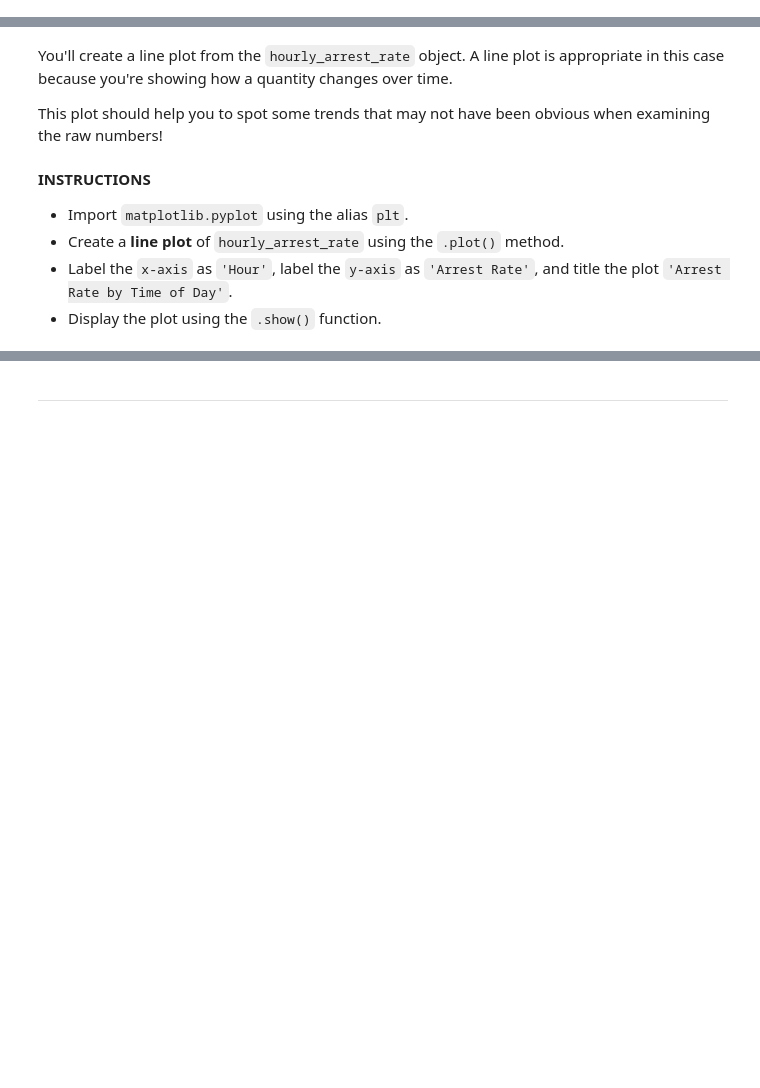
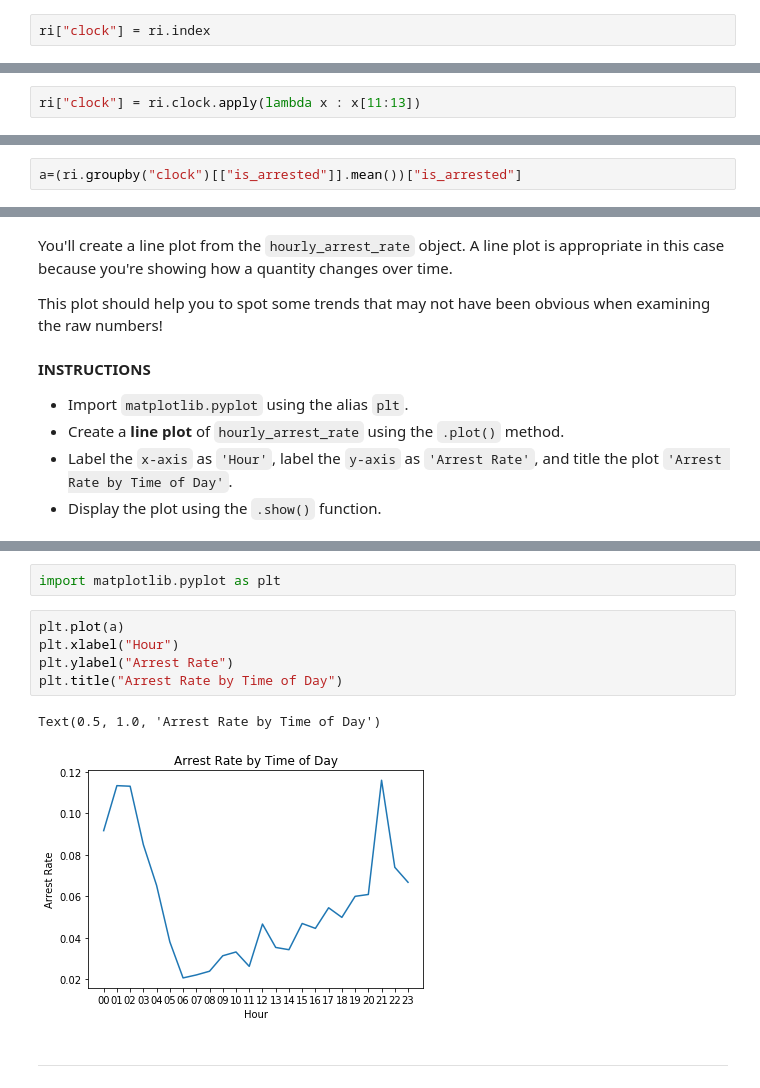
Before and after one commit to E2294-Selcuk/data_science_course-2020, a Jupyter notebook: 1-projects/01-EU_DS_DAPy_M1-(TrafficPoliceStops)/03-visual-exploratory-data-analysis(Student).ipynb, the cells around one changed output, grey strips where cells are left out. Saved outputs shown, nothing was run; the diff lists cells and outputs as text; blank space fills up the shorter version.

```diff
--- a/1-projects/01-EU_DS_DAPy_M1-(TrafficPoliceStops)/03-visual-exploratory-data-analysis(Student).ipynb
+++ b/1-projects/01-EU_DS_DAPy_M1-(TrafficPoliceStops)/03-visual-exploratory-data-analysis(Student).ipynb
@@ -110,0 +63,2 @@ ri.groupby("stop_time", "driver_gender")[["is_arrested"]].count()
+# %%
+ri["clock"] = ri.index
@@ -110,0 +81,2 @@ ri.groupby("stop_time", "driver_gender")[["is_arrested"]].count()
+# %%
+ri["clock"] = ri.clock.apply(lambda x : x[11:13])
@@ -110,0 +99,2 @@ ri.groupby("stop_time", "driver_gender")[["is_arrested"]].count()
+# %%
+a=(ri.groupby("clock")[["is_arrested"]].mean())["is_arrested"]
@@ -160,3 +164,13 @@ ri
+# %%
+import matplotlib.pyplot as plt
+# %%
+plt.plot(a)
+plt.xlabel("Hour")
+plt.ylabel("Arrest Rate")
+plt.title("Arrest Rate by Time of Day")
+# %% [output]
+Text(0.5, 1.0, 'Arrest Rate by Time of Day')
+[figure, added]
 # %% [markdown]
 ***
 # %% [markdown]
```
Also changed, not shown: parts of 21 cells of this notebook, 2 other files.
